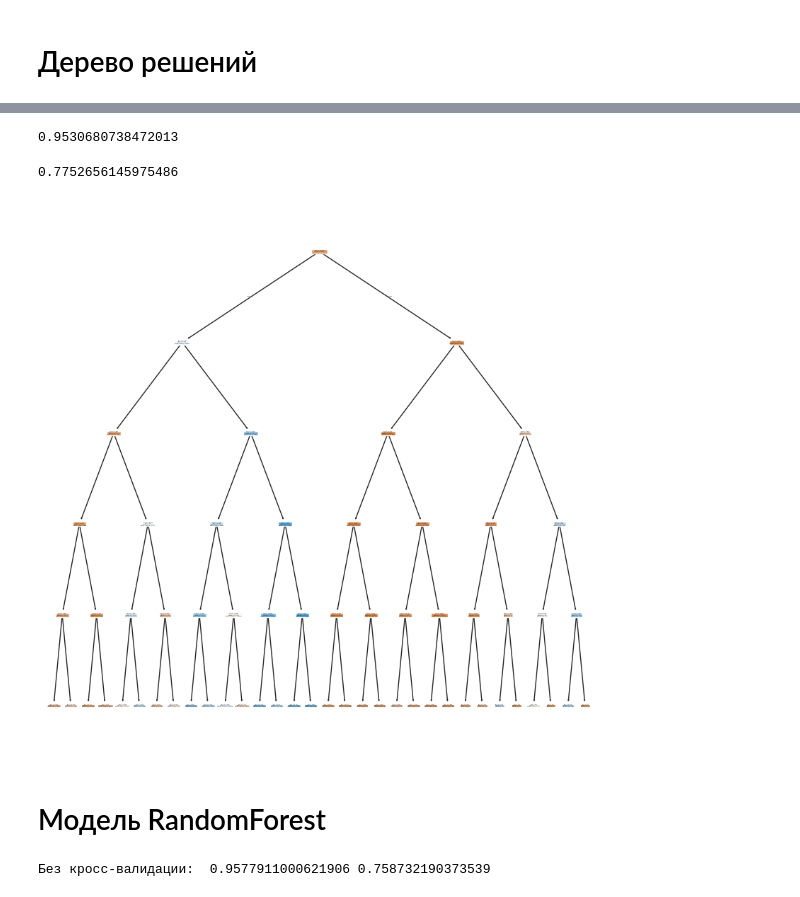
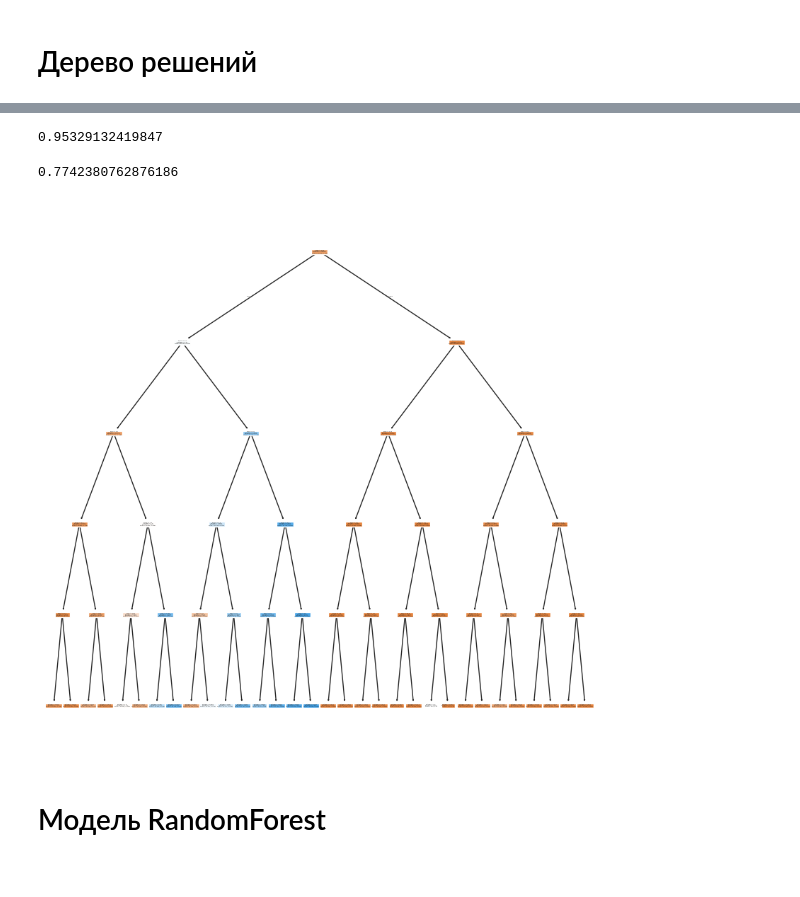
Before and after one commit to NikitaMaltsevvv/SIAFT_INTENSIVE, a Jupyter notebook: baseline.ipynb, the cells around one changed output, grey strips where cells are left out. Saved outputs shown, nothing was run; the diff lists cells and outputs as text; code cells hidden in the pictures.

Commit message:
added gridsearch, important, more feature

```diff
--- a/baseline.ipynb
+++ b/baseline.ipynb
@@ -425,0 +476,43 @@ predict_proba = tree.predict_proba(X)[:, 1]
+# %%
+tree = DecisionTreeClassifier(random_state=42)
+
+X_train_Tree = train.drop(columns=['Depression', 'Name'])
+y_train_Tree = train['Depression']
+
+# Задаем сетку гиперпараметров
+param_grid = {
+    'criterion': ['gini', 'entropy'],   # Функция для измерения качества разбиения
+    'max_depth': [3, 5, 10, None],      # Глубина дерева
+    'min_samples_split': [2, 5, 10],    # Минимальное количество образцов для разбиения
+    'min_samples_leaf': [1, 2, 4],      # Минимальное количество образцов в листе
+    'max_features': [None, 'sqrt', 'log2']  # Число признаков для поиска лучшего разбиения
+}
+
+# Запускаем GridSearchCV
+grid_search = GridSearchCV(
+    estimator=tree,
+    param_grid=param_grid,
+    scoring='roc_auc',  # Оптимизируем по ROC AUC (можно заменить на 'accuracy')
+    cv=5,               # 5-кратная кросс-валидация
+    n_jobs=-1,          # Используем все процессоры
+    verbose=2           # Показываем прогресс
+)
+
+# Обучаем подбор параметров
+grid_search.fit(X_train_Tree, y_train_Tree)
+
+# Выводим лучшие параметры
+print("Лучшие параметры: ", grid_search.best_params_)
+print("Лучший ROC AUC: ", grid_search.best_score_)
+
+# Используем лучшую модель
+best_tree = grid_search.best_estimator_
+
+_pred = best_tree.predict(X_train_Tree)
+predict_proba = best_tree.predict_proba(X_train_Tree)[:, 1]
+
+# Важность признаков (Необязательно, но рекомендуется)
+feature_importances = pd.DataFrame({'Признак': X_train_Tree.columns, 'Важность': best_tree.feature_importances_})
+feature_importances = feature_importances.sort_values(by='Важность', ascending=False)
+print("\nВажность признаков:")
+print(feature_importances)
@@ -426,35 +537,17 @@ predict_proba = tree.predict_proba(X)[:, 1]
 # %%
 display(
-    (cross_val_score(tree, X_train_, y_train_, cv=5, scoring='roc_auc')).mean(),
-    (cross_val_score(tree, X_train_, y_train_, cv=5, scoring='f1')).mean(),
+    (cross_val_score(best_tree, X_train_, y_train_, cv=5, scoring='roc_auc')).mean(),
+    (cross_val_score(best_tree, X_train_, y_train_, cv=5, scoring='f1')).mean(),
 )
 # %% [output]
-0.9530680738472013
+0.95329132419847
-0.7752656145975486
+0.7742380762876186
 # %%
 # Визуализация дерева решений
 plt.figure(figsize=(10, 10))
-_ = plot_tree(tree, filled=True)
+plot_tree(best_tree, filled=True, proportion=True)
 plt.show()
 # %% [output]
-[figure, old version]
+[figure, new version]
 # %% [markdown]
 # Модель RandomForest
-# %%
-from sklearn.ensemble import RandomForestClassifier
-
-model_rf = RandomForestClassifier(class_weight='balanced')
-model_rf.fit(X_train_, y_train_)
-predict = model_rf.predict(X_train_)
-predict_proba = model_rf.predict_proba(X_train_)[:, 1]
-
-roc_auc = roc_auc_score(y_train_, predict_proba)
-f1 = f1_score(y_train_, predict)
-print("Без кросс-валидации: ", roc_auc, f1)
-
-display(
-    (cross_val_score(model_rf, X_train_, y_train_, cv=5, scoring='roc_auc')).mean(),
-    (cross_val_score(model_rf, X_train_, y_train_, cv=5, scoring='f1')).mean(),
-)
-# %% [output]
-Без кросс-валидации:  0.9577911000621906 0.758732190373539
```
Also changed, not shown: parts of 12 cells of this notebook.
